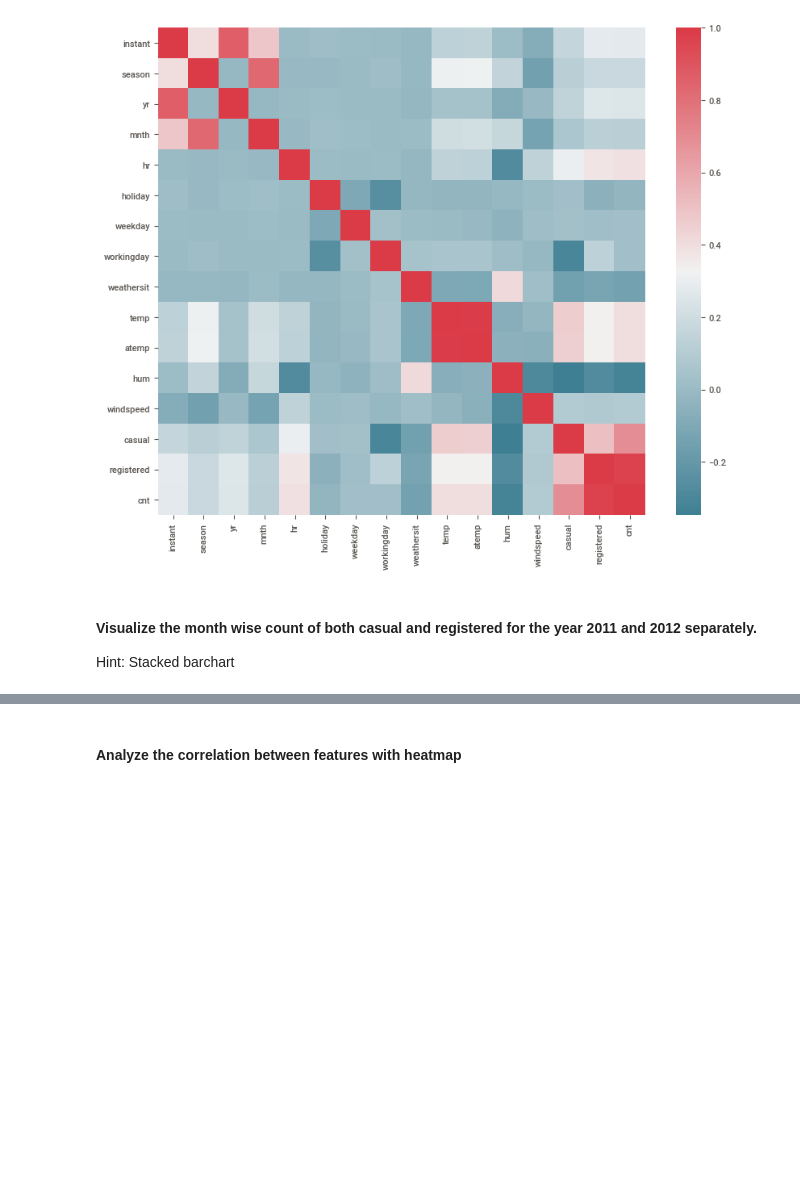
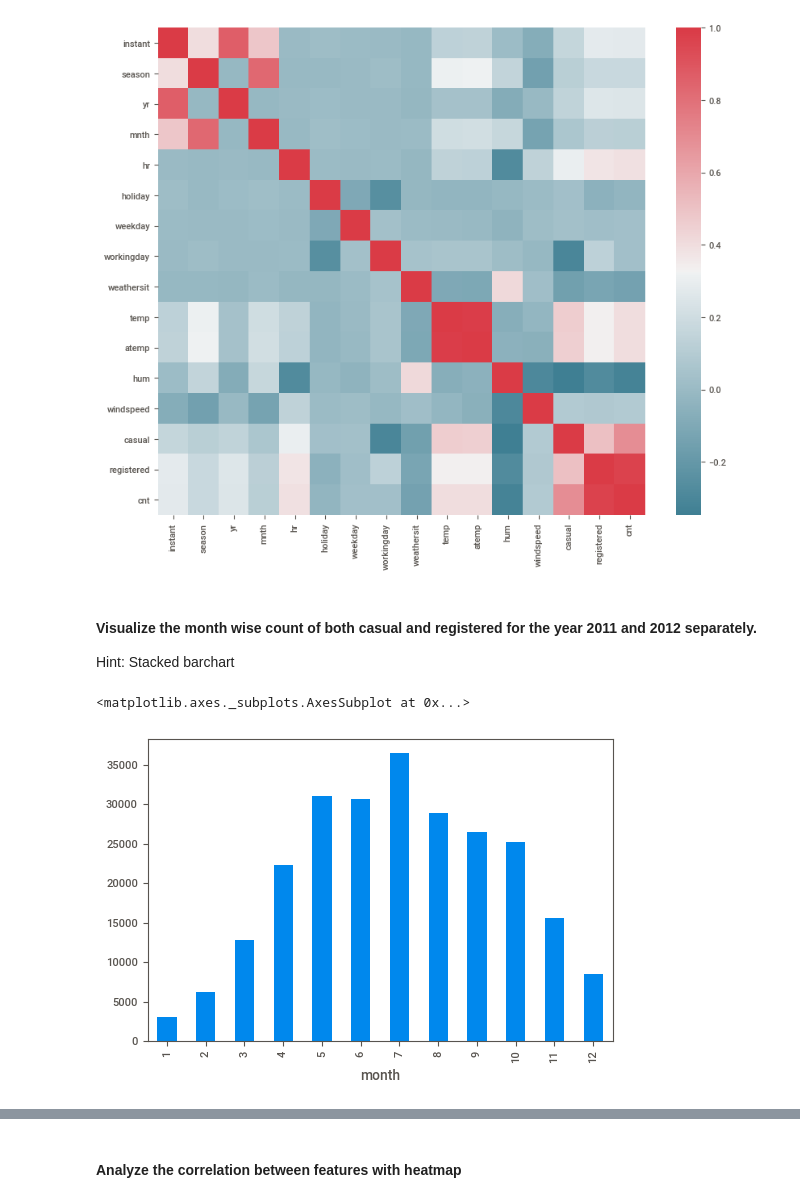
Before and after one commit to ganeshbio/CDS-B1-G9, a Jupyter notebook: M4_NB_MiniProject_1_LinearRegression_Regularization.ipynb, the cells around one changed output, grey strips where cells are left out. Cells and saved outputs as stored; diff of their text form; code cells hidden in the pictures; blank space fills up the shorter version.

```diff
--- a/M4_NB_MiniProject_1_LinearRegression_Regularization.ipynb
+++ b/M4_NB_MiniProject_1_LinearRegression_Regularization.ipynb
@@ -212,6 +229,13 @@ sns.heatmap(corr, mask=np.zeros_like(corr, dtype=np.bool), cmap=sns.diverging_pa
 #### Visualize the month wise count of both casual and registered for the year 2011 and 2012 separately.
 
 Hint: Stacked barchart
+# %%
+hours_df['year'] = pd.DatetimeIndex(hours_df['dteday']).year
+hours_df['month'] = pd.DatetimeIndex(hours_df['dteday']).month
+hours_df[(hours_df["year"]==2011)].groupby(["month"]).sum()['casual'].plot.bar() #hist(column='registered')
+# %% [output]
+<matplotlib.axes._subplots.AxesSubplot at 0x...>
+[figure, added]
 # %%
 # stacked bar chart for year 2011
 # YOUR CODE HERE
```
Also changed, not shown: parts of 8 cells of this notebook.
